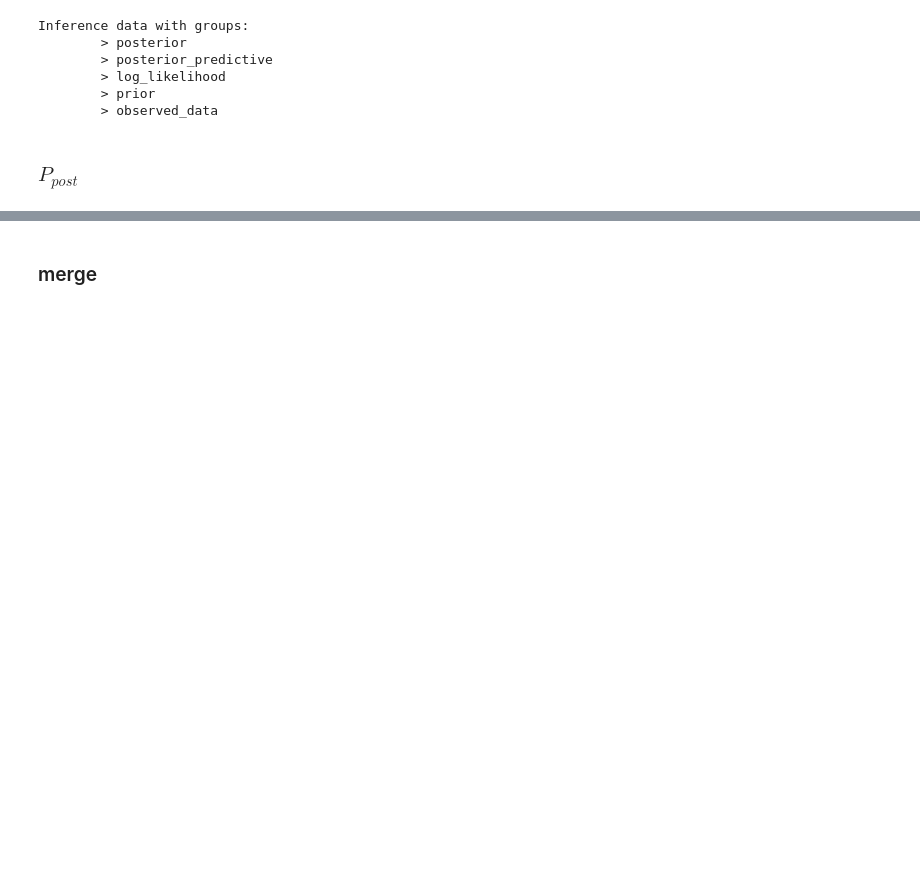
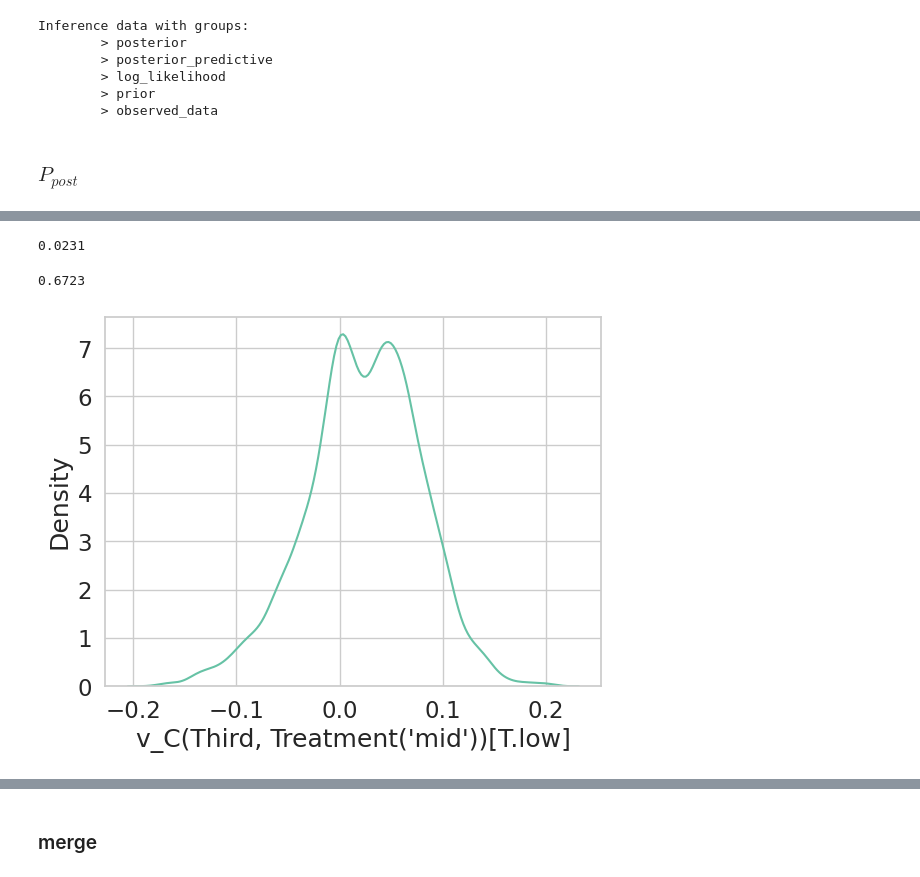
Before and after one commit to abcjhby2871/ddm, a Jupyter notebook: model-fit/hddm.ipynb, the cells around one changed output, grey strips where cells are left out. Drawn from its saved outputs; the diff is of its cells as text; code cells hidden in the pictures; blank space fills up the shorter version.

```diff
--- a/model-fit/hddm.ipynb
+++ b/model-fit/hddm.ipynb
@@ -170,0 +209,8 @@ Inference data with groups:
+# %%
+sns.kdeplot(params["v_C(Third, Treatment('mid'))[T.low]"])
+print(f"""{params["v_C(Third, Treatment('mid'))[T.low]"].mean():.4f}""")
+(params["v_C(Third, Treatment('mid'))[T.low]"]>0).mean()
+# %% [output]
+0.0231
+0.6723
+[figure, added]
```
Also changed, not shown: parts of 27 cells of this notebook, 2 other files.
